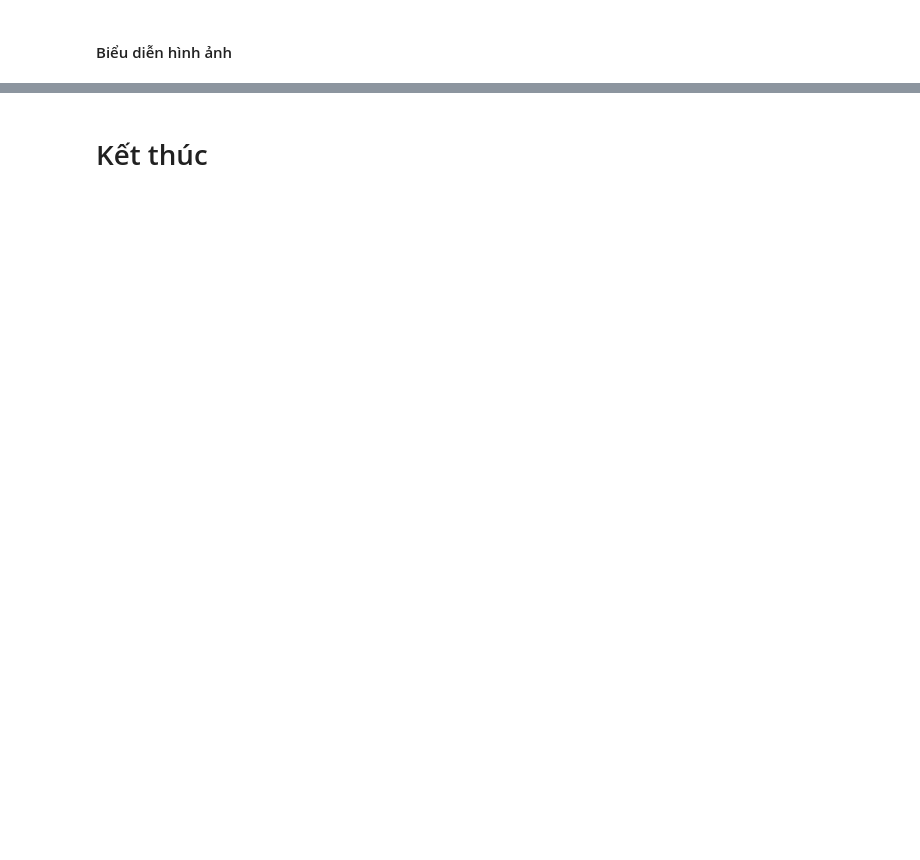
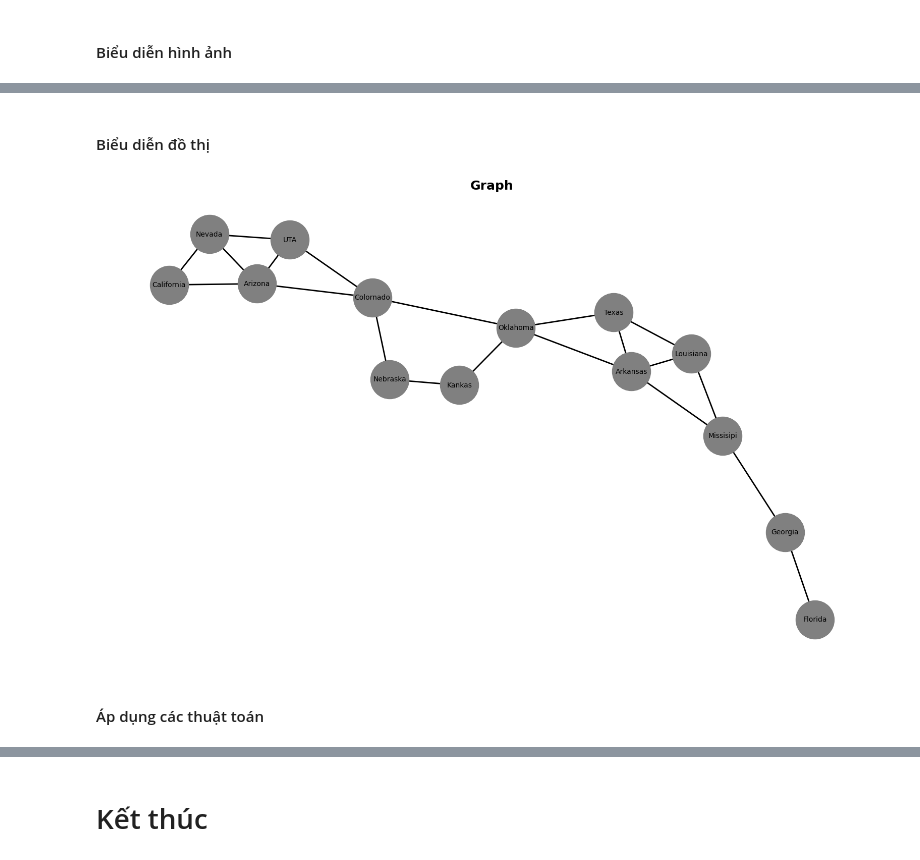
Before and after one commit to HuyTec/SGU_ML_2026-2027, a Jupyter notebook: Tuan05/my_lesson5.ipynb, the cells around one changed output, grey strips where cells are left out. Drawn from its saved outputs; the diff is of its cells as text; code cells hidden in the pictures; blank space fills up the shorter version.

```diff
--- a/Tuan05/my_lesson5.ipynb
+++ b/Tuan05/my_lesson5.ipynb
@@ -458,0 +640,19 @@ Writing tomau.inp
+# %%
+m = 14
+vertex_name = { 0:"California",1:"Nevada",2:"UTA",3:"Arizona",4:"Colornado",5:"Nebraska",6:"Kankas",
+                7:"Oklahoma",8:"Texas",9:"Arkansas",10:"Louisiana",11:"Missisipi",12:"Georgia",13:"Florida"}
+## với California tương ứng với đỉnh 0,...
+
+color_name = [None,"red","blue","yellow","green","orange","purple","pink","brown","black","white",
+              "gray","cyan","magenta","lime","indigo","violet","gold","silver","navy","maroon"]
+## với color_name[0] là không tô màu
+
+edge = [(0,1),(0,3),(1,2),(1,3),(2,3),(2,4),(3,4),(4,5),(4,7),(5,6),(6,7),(7,8),(7,9),(8,9),(8,10),(9,10),(9,11),(10,11),(11,12),(12,13)]
+print(m)
+
+matrix = [[0]*m for _ in range(m)]
+for u, v in edge:
+        matrix[u][v] = 1
+        matrix[v][u] = 1
+
+in_matran(matrix)
@@ -458,0 +675,50 @@ Writing tomau.inp
+# %% [markdown]
+#### Biểu diễn đồ thị
+# %%
+import matplotlib.pyplot as plt
+import networkx as nx
+
+def coloring_graph(edge, color=None, labels=None, title=None):
+    _, ax = plt.subplots(figsize=(20,12))
+
+    g = nx.Graph()
+    g.add_edges_from(edge)
+    pos = nx.spring_layout(g, seed=50)
+
+    if color is None:
+        node_colors = "gray"
+    else:
+        node_colors = [color_name[color[node]] for node in g.nodes()]
+
+    if labels is None:
+        nx.draw(
+            g, pos,
+            with_labels=True,
+            node_size=3000,
+            font_size=10,
+            width=2,
+            node_color=node_colors,
+        )
+    else:
+        nx.draw(
+            g, pos,
+            with_labels=True,
+            labels=labels,
+            node_size=3000,
+            font_size=10,
+            width=2,
+            node_color=node_colors,
+        )
+
+    if title:
+        ax.set_title(title, fontsize=18, fontweight="bold")
+
+    plt.show()
+
+
+
+coloring_graph(edge,labels=vertex_name, title="Graph")
+# %% [output]
+[figure, added]
+# %% [markdown]
+#### Áp dụng các thuật toán
```
Also changed, not shown: parts of 58 cells of this notebook, 6 other files.
